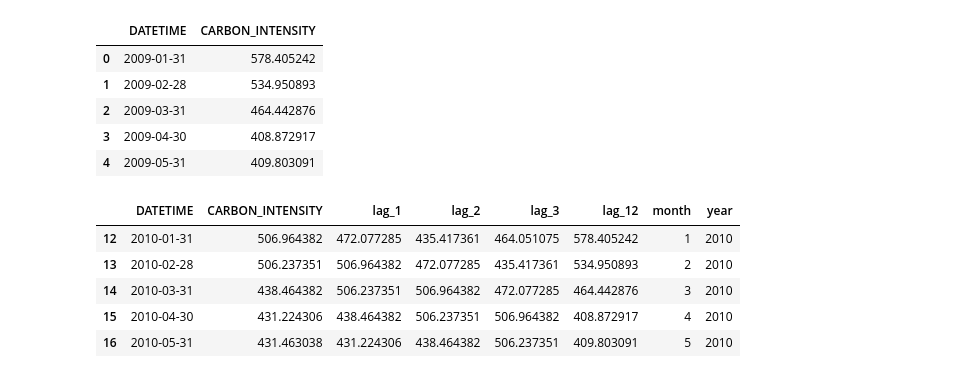
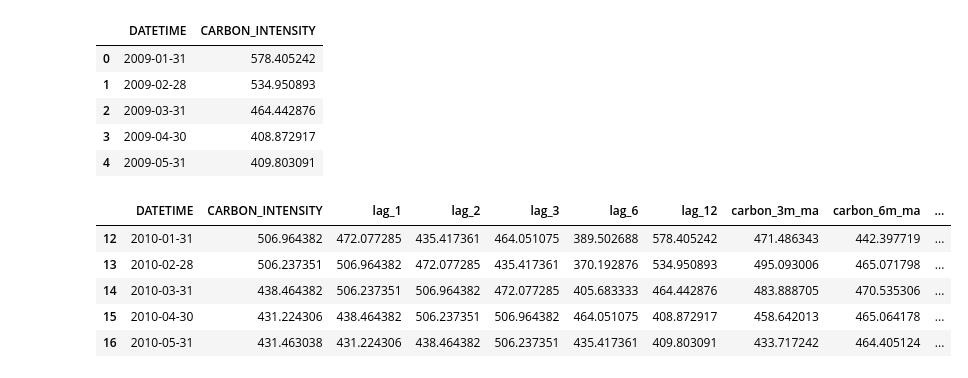
Before and after one commit to CalvoSeko/sustainable-computing-coursework-tianwei, a Jupyter notebook: code/MLP_forecasting.ipynb, the cells around one changed output. Saved outputs shown, nothing was run; the diff lists cells and outputs as text; code cells hidden in the pictures.

```diff
--- a/code/MLP_forecasting.ipynb
+++ b/code/MLP_forecasting.ipynb
@@ -22,23 +22,28 @@ df_monthly.head()
 # %%
 def create_features(df):
     df = df.copy()
     # Seasonal Lags: 1 month, 2 months, and 12 months (yearly seasonality)
-    for l in [1, 2, 3, 12]:
+    for l in [1, 2, 3, 6, 12]:
         df[f'lag_{l}'] = df['CARBON_INTENSITY'].shift(l)
+
+    # Add rolling averages
+    df['carbon_3m_ma'] = df['CARBON_INTENSITY'].rolling(window=3, min_periods=1).mean()
+    df['carbon_6m_ma'] = df['CARBON_INTENSITY'].rolling(window=6, min_periods=1).mean()
+    df['carbon_12m_ma'] = df['CARBON_INTENSITY'].rolling(window=12, min_periods=1).mean()
 
     df['month'] = df['DATETIME'].dt.month
     df['year'] = df['DATETIME'].dt.year
     return df
 
 df_features = create_features(df_monthly).dropna()
 df_features.head()
 # %% [output]
-|  | DATETIME | CARBON_INTENSITY | lag_1 | lag_2 | lag_3 | lag_12 | month | year |
-| 12 | 2010-01-31 | 506.964382 | 472.077285 | 435.417361 | 464.051075 | 578.405242 | 1 | 2010 |
-| 13 | 2010-02-28 | 506.237351 | 506.964382 | 472.077285 | 435.417361 | 534.950893 | 2 | 2010 |
-| 14 | 2010-03-31 | 438.464382 | 506.237351 | 506.964382 | 472.077285 | 464.442876 | 3 | 2010 |
-| 15 | 2010-04-30 | 431.224306 | 438.464382 | 506.237351 | 506.964382 | 408.872917 | 4 | 2010 |
-| 16 | 2010-05-31 | 431.463038 | 431.224306 | 438.464382 | 506.237351 | 409.803091 | 5 | 2010 |
+|  | DATETIME | CARBON_INTENSITY | lag_1 | lag_2 | lag_3 | lag_6 | lag_12 | carbon_3m_ma | carbon_6m_ma | ... |
+| 12 | 2010-01-31 | 506.964382 | 472.077285 | 435.417361 | 464.051075 | 389.502688 | 578.405242 | 471.486343 | 442.397719 | ... |
+| 13 | 2010-02-28 | 506.237351 | 506.964382 | 472.077285 | 435.417361 | 370.192876 | 534.950893 | 495.093006 | 465.071798 | ... |
+| 14 | 2010-03-31 | 438.464382 | 506.237351 | 506.964382 | 472.077285 | 405.683333 | 464.442876 | 483.888705 | 470.535306 | ... |
+| 15 | 2010-04-30 | 431.224306 | 438.464382 | 506.237351 | 506.964382 | 464.051075 | 408.872917 | 458.642013 | 465.064178 | ... |
+| 16 | 2010-05-31 | 431.463038 | 431.224306 | 438.464382 | 506.237351 | 435.417361 | 409.803091 | 433.717242 | 464.405124 | ... |
 # %%
 train = df_features[df_features['year'] <= 2023]
 val = df_features[df_features['year'] == 2024]
```
Also changed, not shown: parts of 2 cells of this notebook, 2 other files.
